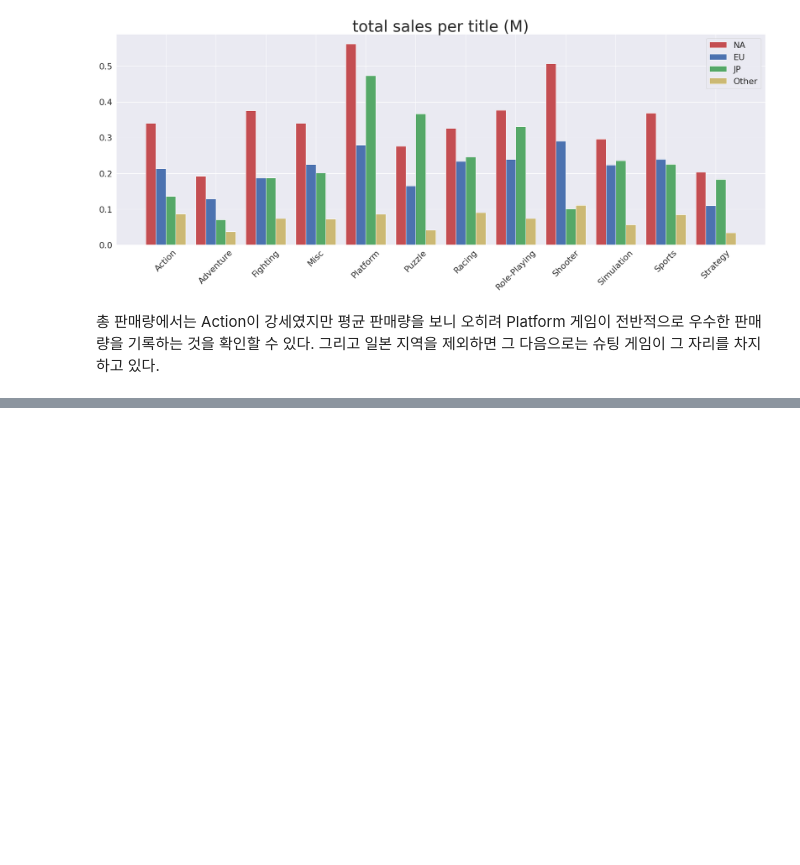
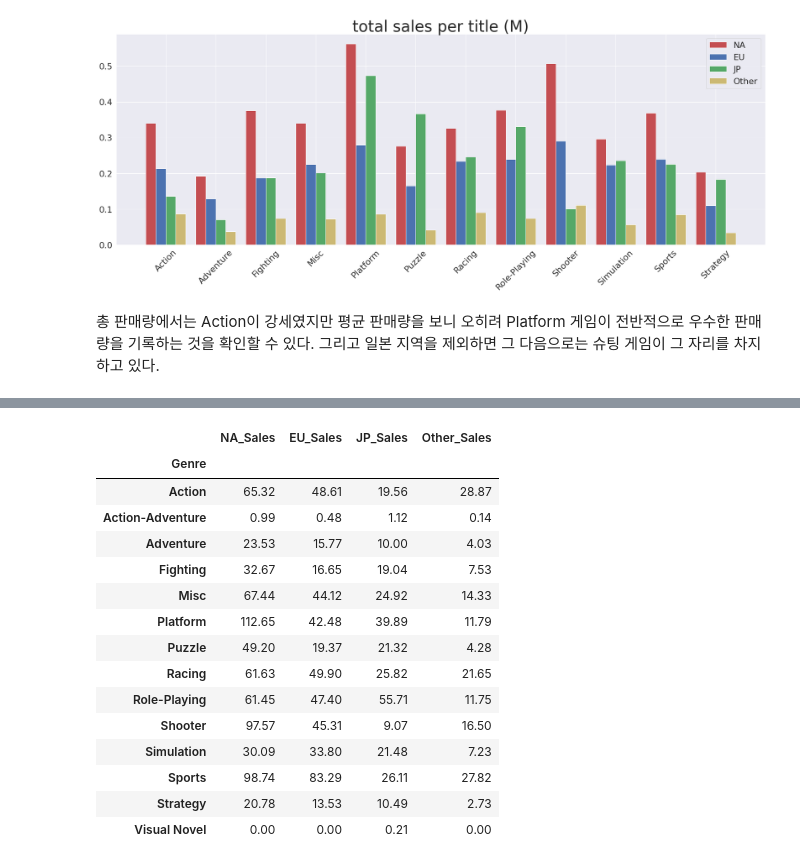
Before and after one commit to pokem1402/section_project_one, a Jupyter notebook: EDA_3_visualize.ipynb, the cells around one changed output, grey strips where cells are left out. Cells and saved outputs as stored; diff of their text form; code cells hidden in the pictures; blank space fills up the shorter version.

```diff
--- a/EDA_3_visualize.ipynb
+++ b/EDA_3_visualize.ipynb
@@ -725,0 +727,21 @@ plt.show()
+# %%
+top_10 = pd.DataFrame([a,b,c,d]).T
+top_10.columns = ["NA_Sales", "EU_Sales", "JP_Sales", "Other_Sales"]
+top_10
+# %% [output]
+|  | NA_Sales | EU_Sales | JP_Sales | Other_Sales |
+| Genre |  |  |  |  |
+| Action | 65.32 | 48.61 | 19.56 | 28.87 |
+| Action-Adventure | 0.99 | 0.48 | 1.12 | 0.14 |
+| Adventure | 23.53 | 15.77 | 10.00 | 4.03 |
+| Fighting | 32.67 | 16.65 | 19.04 | 7.53 |
+| Misc | 67.44 | 44.12 | 24.92 | 14.33 |
+| Platform | 112.65 | 42.48 | 39.89 | 11.79 |
+| Puzzle | 49.20 | 19.37 | 21.32 | 4.28 |
+| Racing | 61.63 | 49.90 | 25.82 | 21.65 |
+| Role-Playing | 61.45 | 47.40 | 55.71 | 11.75 |
+| Shooter | 97.57 | 45.31 | 9.07 | 16.50 |
+| Simulation | 30.09 | 33.80 | 21.48 | 7.23 |
+| Sports | 98.74 | 83.29 | 26.11 | 27.82 |
+| Strategy | 20.78 | 13.53 | 10.49 | 2.73 |
+| Visual Novel | 0.00 | 0.00 | 0.21 | 0.00 |
```
Also changed, not shown: parts of 8 cells of this notebook.
